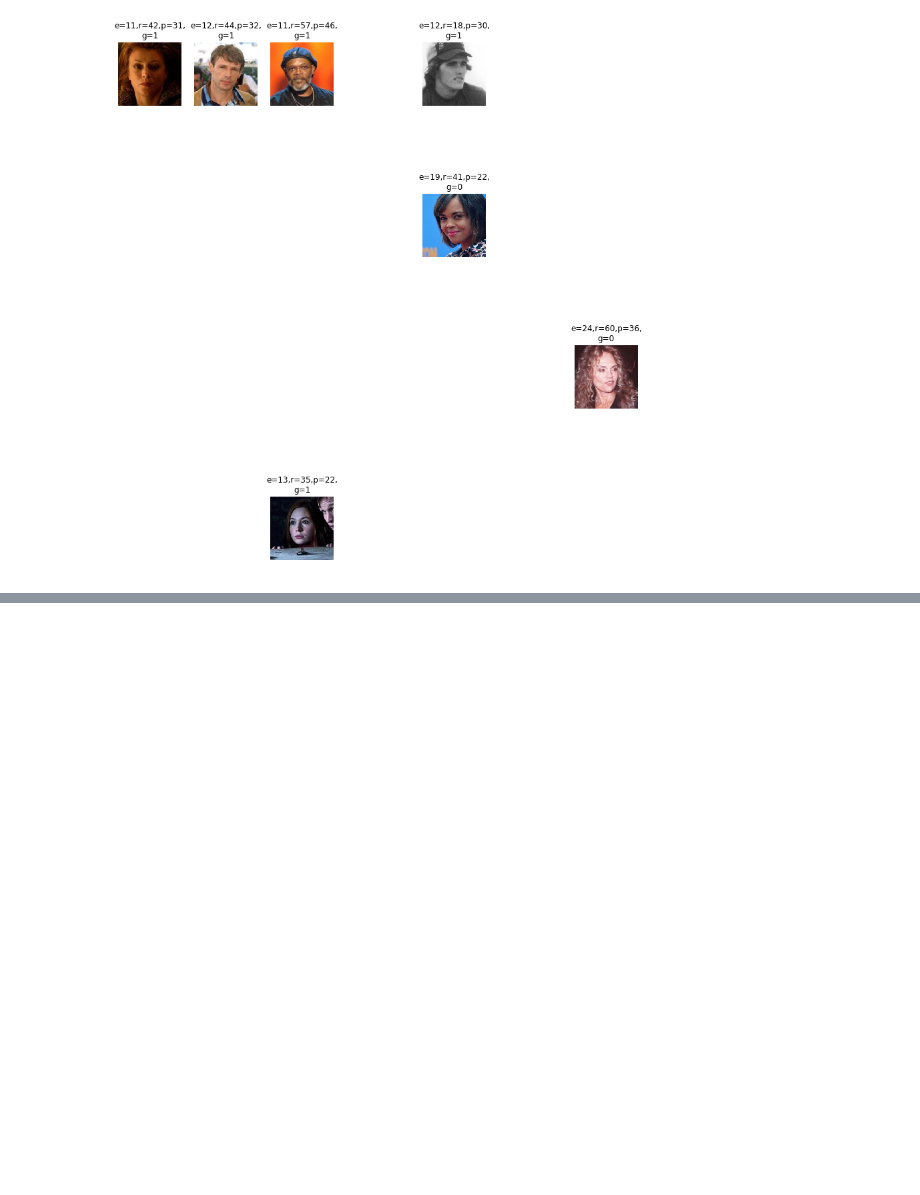
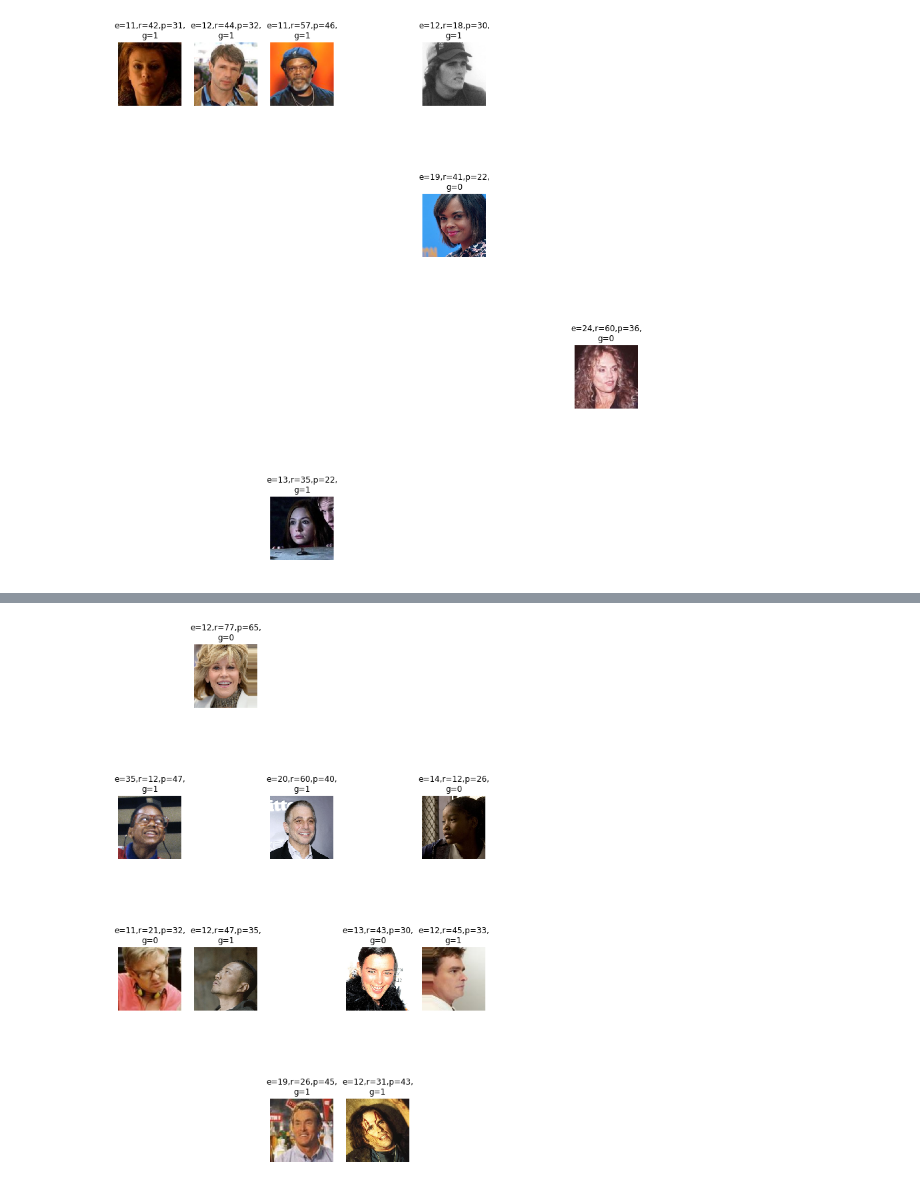
Before and after one commit to kojimaeiji/face-age-estimation, a Jupyter notebook: trainer_vgg_face/error_analysis.ipynb, the cells around one changed output, grey strips where cells are left out. Cells and saved outputs as stored; diff of their text form; code cells hidden in the pictures; blank space fills up the shorter version.

```diff
--- a/trainer_vgg_face/error_analysis.ipynb
+++ b/trainer_vgg_face/error_analysis.ipynb
@@ -105,0 +127,7 @@ img3, age3,gender3 = np_mat3['image'], np_mat3['age'], np_mat3['gender']
+# %%
+np_mat1000 = np.load('/home/jiman/data/imdb_face_vgg_all/imdb_224_all-cv-1000.npz')
+img1000, age1000,gender1000 = np_mat1000['image'], np_mat1000['age'], np_mat1000['gender']
+# %%
+error_and_showimg(img1000, age1000, gender1000)
+# %% [output]
+[figure, added]
```
Also changed, not shown: parts of 24 cells of this notebook.
